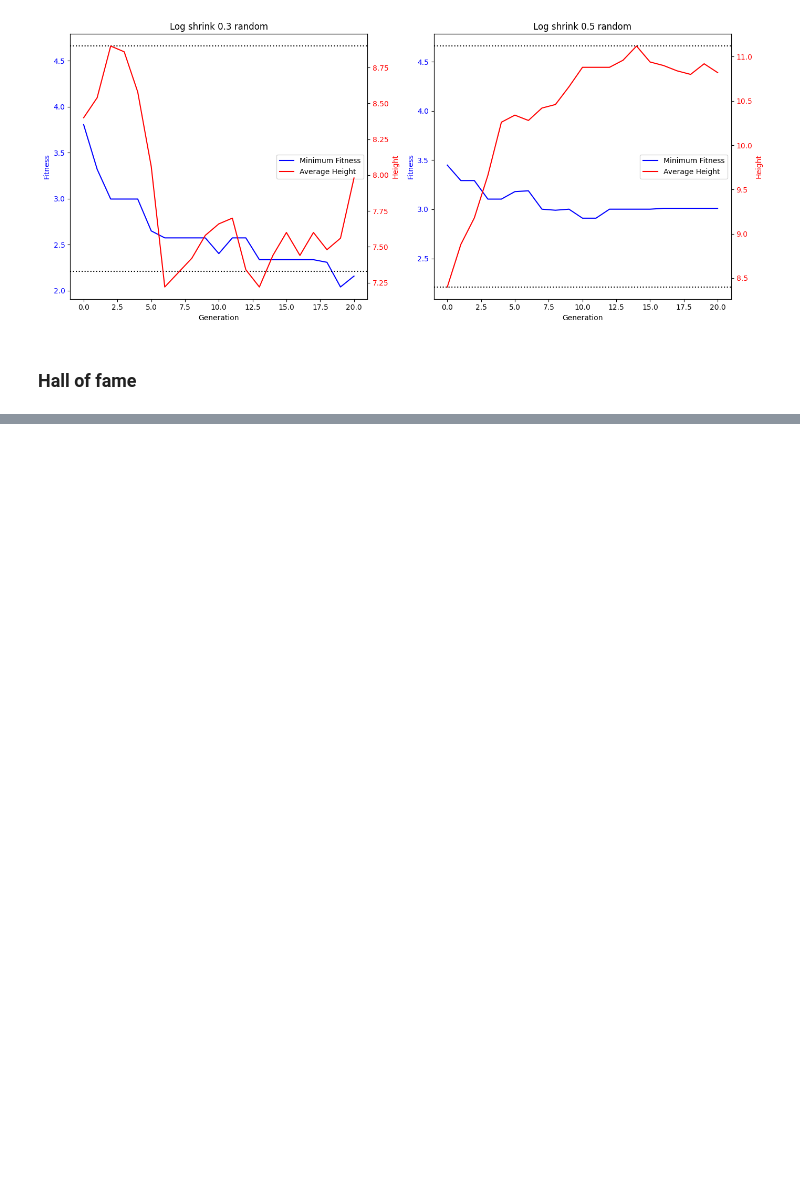
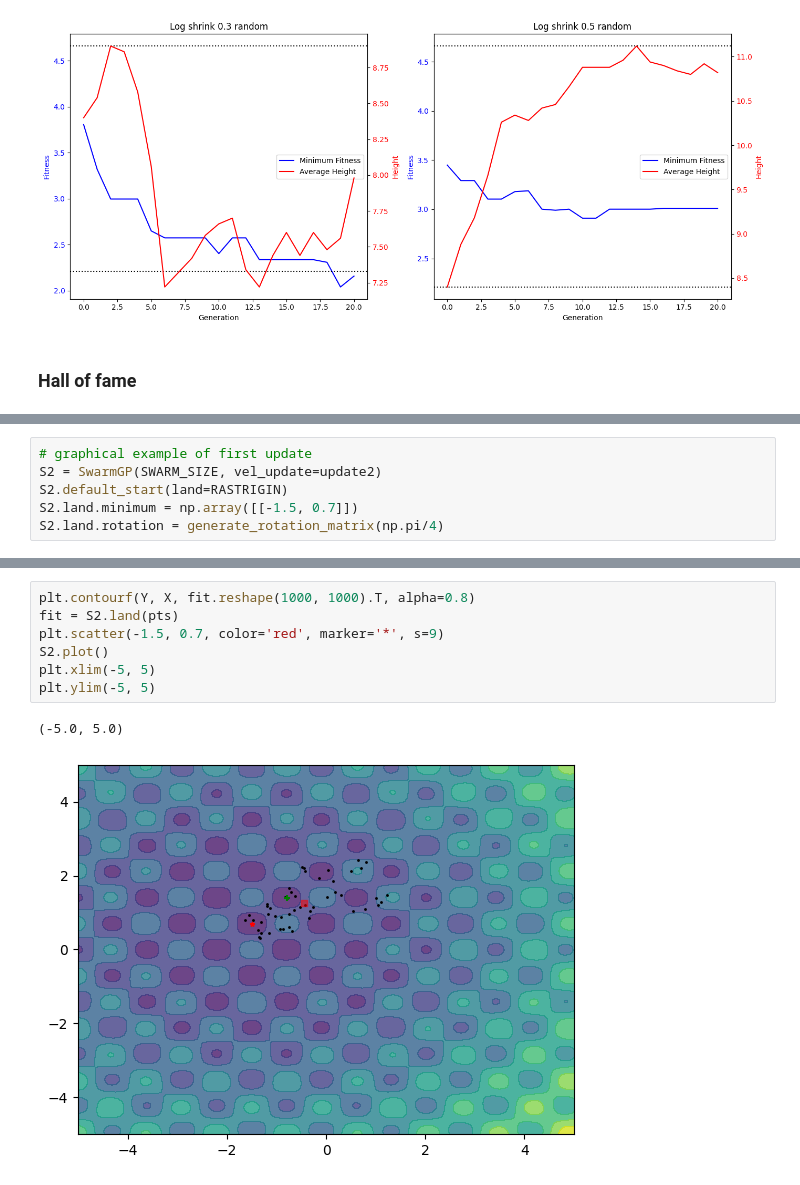
Before and after one commit to andreg24/PSO_GP_project, a Jupyter notebook: FINAL.ipynb, the cells around one changed output, grey strips where cells are left out. Cells and saved outputs as stored; diff of their text form; blank space fills up the shorter version.

```diff
--- a/FINAL.ipynb
+++ b/FINAL.ipynb
@@ -305,0 +508,6 @@ expr = 'multiply(multiply(subtract(add(add(multiply(add(subtract(multiply(negati
+# %%
+# graphical example of first update
+S2 = SwarmGP(SWARM_SIZE, vel_update=update2)
+S2.default_start(land=RASTRIGIN)
+S2.land.minimum = np.array([[-1.5, 0.7]])
+S2.land.rotation = generate_rotation_matrix(np.pi/4)
@@ -305,0 +522,10 @@ expr = 'multiply(multiply(subtract(add(add(multiply(add(subtract(multiply(negati
+# %%
+plt.contourf(Y, X, fit.reshape(1000, 1000).T, alpha=0.8)
+fit = S2.land(pts)
+plt.scatter(-1.5, 0.7, color='red', marker='*', s=9)
+S2.plot()
+plt.xlim(-5, 5)
+plt.ylim(-5, 5)
+# %% [output]
+(-5.0, 5.0)
+[figure, added]
```
Also changed, not shown: parts of 37 cells of this notebook, 4 other files.
